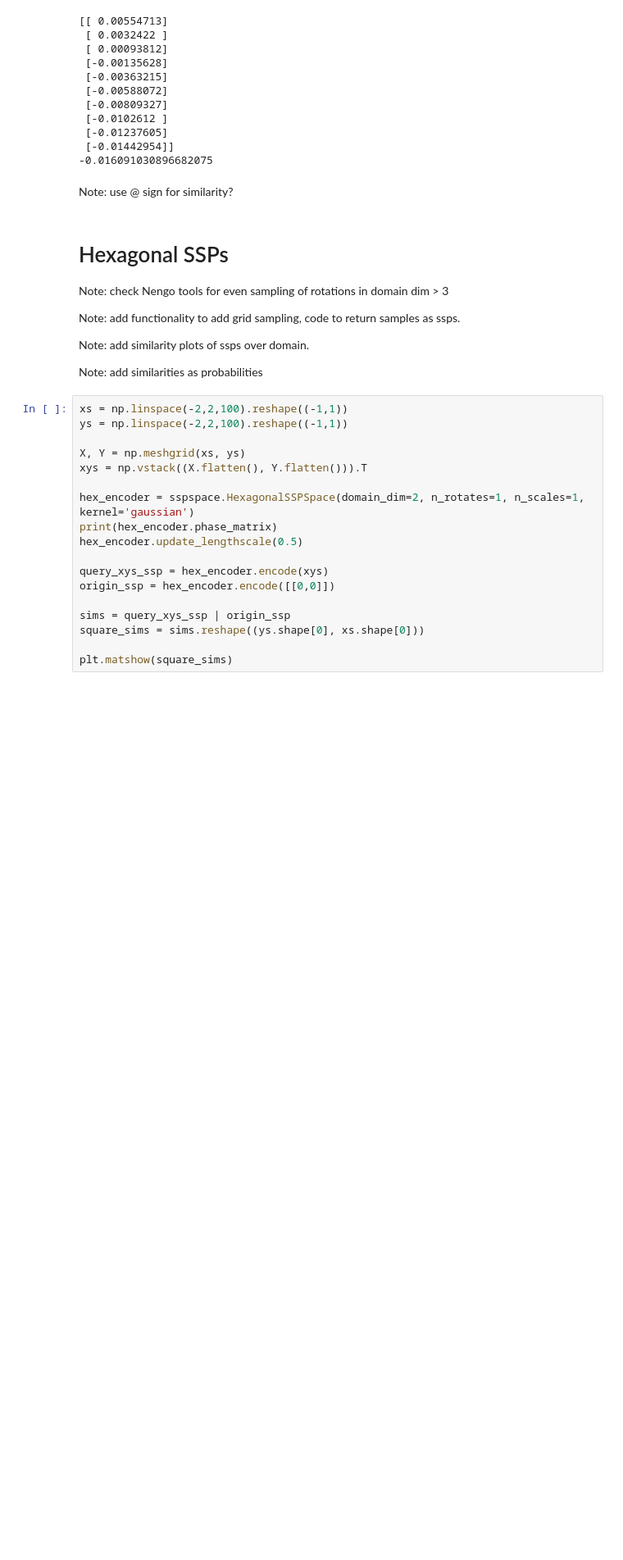
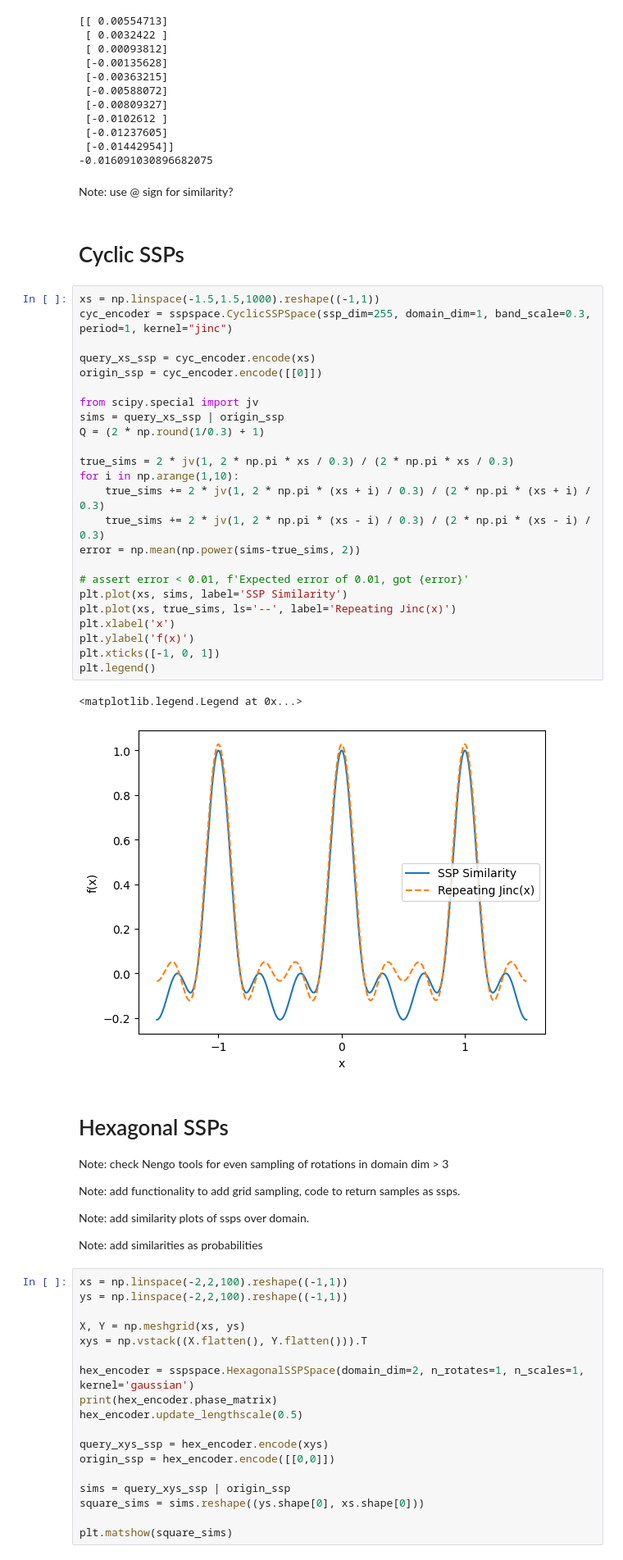
Before and after one commit to ctn-waterloo/sspspace, a Jupyter notebook: notebooks/SSP Space Demo.ipynb, the cells around one changed output. Shown at 82% size. Cells and saved outputs as stored; diff of their text form; blank space fills up the shorter version.

Commit message:
Introducing cyclic SSP representations with configurable band_scale and period

```diff
--- a/notebooks/SSP Space Demo.ipynb
+++ b/notebooks/SSP Space Demo.ipynb
@@ -66,6 +66,35 @@ print(np.sinc(np.pi * 5))
 -0.016091030896682075
 # %% [markdown]
 Note: use @ sign for similarity?
+# %% [markdown]
+# Cyclic SSPs
+# %%
+xs = np.linspace(-1.5,1.5,1000).reshape((-1,1))
+cyc_encoder = sspspace.CyclicSSPSpace(ssp_dim=255, domain_dim=1, band_scale=0.3, period=1, kernel="jinc")
+
+query_xs_ssp = cyc_encoder.encode(xs)
+origin_ssp = cyc_encoder.encode([[0]])
+
+from scipy.special import jv
+sims = query_xs_ssp | origin_ssp
+Q = (2 * np.round(1/0.3) + 1)
+
+true_sims = 2 * jv(1, 2 * np.pi * xs / 0.3) / (2 * np.pi * xs / 0.3)
+for i in np.arange(1,10):
+    true_sims += 2 * jv(1, 2 * np.pi * (xs + i) / 0.3) / (2 * np.pi * (xs + i) / 0.3)
+    true_sims += 2 * jv(1, 2 * np.pi * (xs - i) / 0.3) / (2 * np.pi * (xs - i) / 0.3)
+error = np.mean(np.power(sims-true_sims, 2))
+
+# assert error < 0.01, f'Expected error of 0.01, got {error}'
+plt.plot(xs, sims, label='SSP Similarity')
+plt.plot(xs, true_sims, ls='--', label='Repeating Jinc(x)')
+plt.xlabel('x')
+plt.ylabel('f(x)')
+plt.xticks([-1, 0, 1])
+plt.legend()
+# %% [output]
+<matplotlib.legend.Legend at 0x...>
+[figure, added]
 # %% [markdown]
 # Hexagonal SSPs
 
```
Also changed, not shown: 2 other files.
